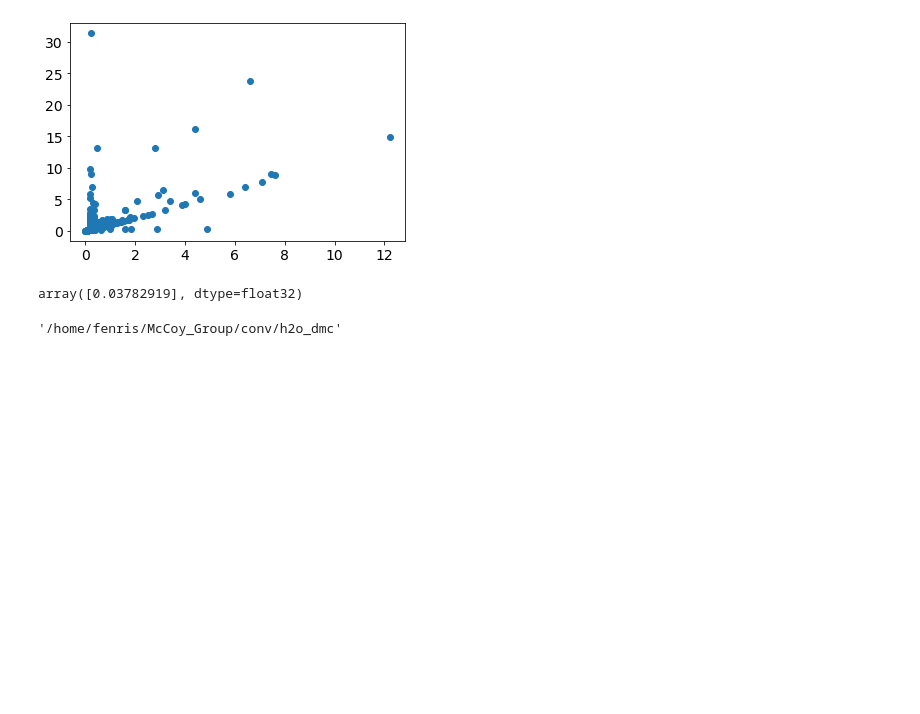
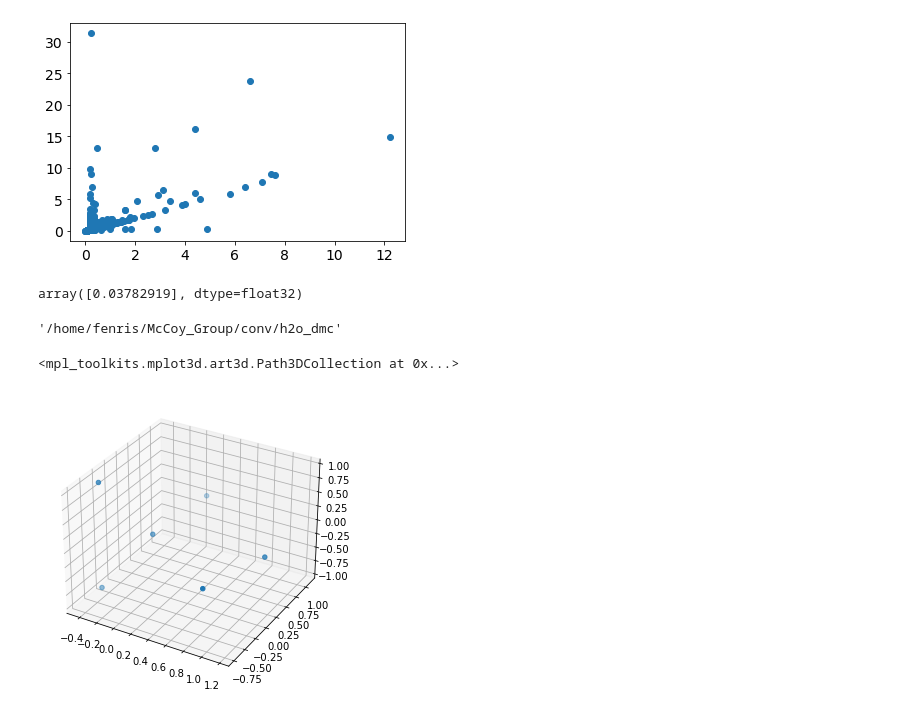
Before and after one commit to FenrisWolfff/cnn_pes, a Jupyter notebook: h2o_dmc/debugging.ipynb, the cells around one changed output. Cells and saved outputs as stored; diff of their text form; code cells hidden in the pictures; blank space fills up the shorter version.

```diff
--- a/h2o_dmc/debugging.ipynb
+++ b/h2o_dmc/debugging.ipynb
@@ -64,3 +64,17 @@ import os
 os.getcwd()
 # %% [output]
 '/home/fenris/McCoy_Group/conv/h2o_dmc'
+# %%
+from mpl_toolkits.mplot3d import Axes3D
+eq = np.array([[ 3.64370000e-05, 2.61250000e-04, 2.05490000e-05],
+                    [ 6.96823202e-02, 1.10553262e+00, 2.26690000e-05],
+                    [ 9.45749638e-01, -7.32895080e-01, -6.79440001e-05],
+                    [ 1.18207493e+00, 1.87991209e-01, 9.14499999e-06],
+                    [-4.36525904e-01, -3.33258609e-01, -9.39243426e-01],
+                    [-4.36588351e-01, -3.33182565e-01, 9.39259010e-01]])
+fig = plt.figure()
+ax = Axes3D(fig)
+ax.scatter(eq[:,0],eq[:,1],eq[:,2])
+# %% [output]
+<mpl_toolkits.mplot3d.art3d.Path3DCollection at 0x...>
+[figure, added]
```
Also changed, not shown: 25 other files.
